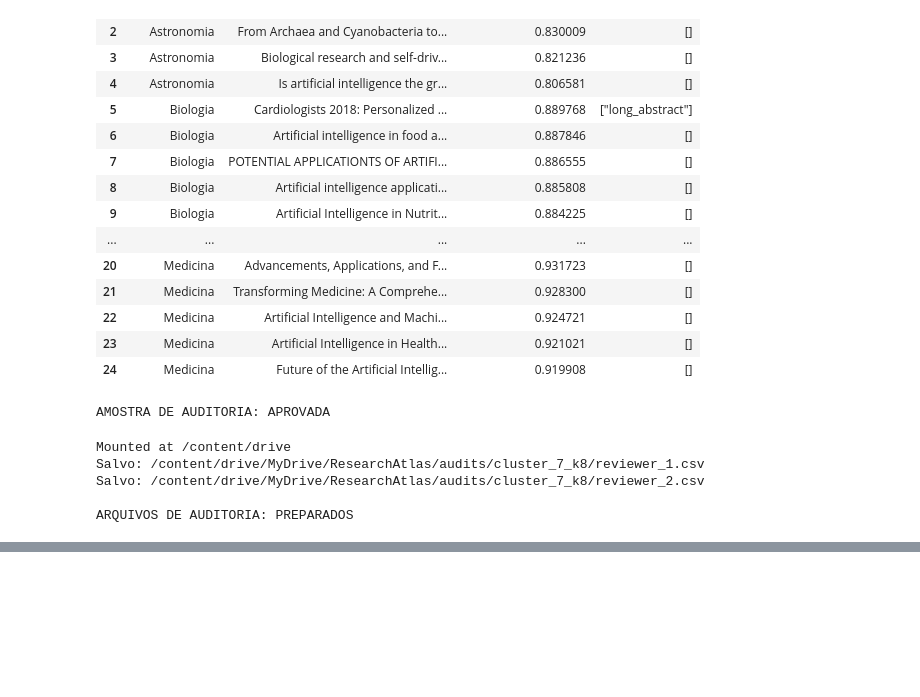
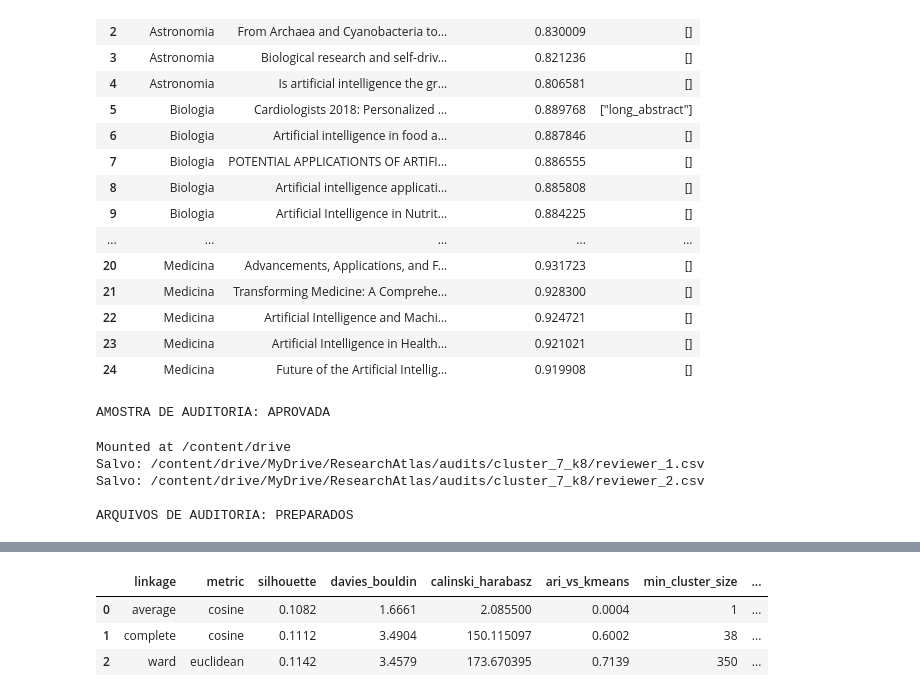
Before and after one commit to Sgnsilv/ResearchAtlas, a Jupyter notebook: notebooks/02_clusterizacao.ipynb, the cells around one changed output, grey strips where cells are left out. Saved outputs shown, nothing was run; the diff lists cells and outputs as text; code cells hidden in the pictures; blank space fills up the shorter version.

```diff
--- a/notebooks/02_clusterizacao.ipynb
+++ b/notebooks/02_clusterizacao.ipynb
@@ -795,0 +918,84 @@ ARQUIVOS DE AUDITORIA: PREPARADOS
+# %%
+from sklearn.cluster import AgglomerativeClustering
+from sklearn.metrics import (
+    silhouette_score,
+    davies_bouldin_score,
+    calinski_harabasz_score,
+    adjusted_rand_score,
+)
+import numpy as np
+import pandas as pd
+from tqdm.auto import tqdm
+
+LINKAGE_CONFIGS = [
+    ("average", "cosine"),
+    ("complete", "cosine"),
+    ("ward", "euclidean"),
+]
+
+agg_results = []
+agg_models = {}
+agg_labels_by_method = {}
+
+for linkage, metric in tqdm(
+    LINKAGE_CONFIGS,
+    desc="Comparando linkage",
+):
+    model = AgglomerativeClustering(
+        n_clusters=8,
+        linkage=linkage,
+        metric=metric,
+    )
+
+    labels_method = model.fit_predict(embeddings)
+
+    agg_models[linkage] = model
+    agg_labels_by_method[linkage] = labels_method
+
+    sizes = np.bincount(labels_method, minlength=8)
+
+    agg_results.append({
+        "linkage": linkage,
+        "metric": metric,
+        "silhouette": silhouette_score(
+            embeddings,
+            labels_method,
+            metric="cosine",
+            sample_size=2000,
+            random_state=SEED,
+        ),
+        "davies_bouldin": davies_bouldin_score(
+            embeddings,
+            labels_method,
+        ),
+        "calinski_harabasz": calinski_harabasz_score(
+            embeddings,
+            labels_method,
+        ),
+        "ari_vs_kmeans": adjusted_rand_score(
+            cluster_labels[8],
+            labels_method,
+        ),
+        "min_cluster_size": int(sizes.min()),
+        "max_cluster_size": int(sizes.max()),
+        "largest_cluster_pct": round(
+            sizes.max() / len(labels_method) * 100,
+            2,
+        ),
+    })
+
+agg_comparison_df = pd.DataFrame(agg_results)
+
+print("=== COMPARAÇÃO DE LINKAGE ===")
+display(agg_comparison_df.round(4))
+
+print("\n=== TAMANHOS DOS CLUSTERS ===")
+for linkage, labels_method in agg_labels_by_method.items():
+    print(f"\n{linkage.upper()}")
+    print(
+        pd.Series(labels_method)
+        .value_counts()
+        .sort_index()
+        .to_string()
+    )
+# %% [output]
@@ -795,0 +1003,4 @@ ARQUIVOS DE AUDITORIA: PREPARADOS
+|  | linkage | metric | silhouette | davies_bouldin | calinski_harabasz | ari_vs_kmeans | min_cluster_size | ... |
+| 0 | average | cosine | 0.1082 | 1.6661 | 2.085500 | 0.0004 | 1 | ... |
+| 1 | complete | cosine | 0.1112 | 3.4904 | 150.115097 | 0.6002 | 38 | ... |
+| 2 | ward | euclidean | 0.1142 | 3.4579 | 173.670395 | 0.7139 | 350 | ... |
```
Also changed, not shown: parts of 11 cells of this notebook.
